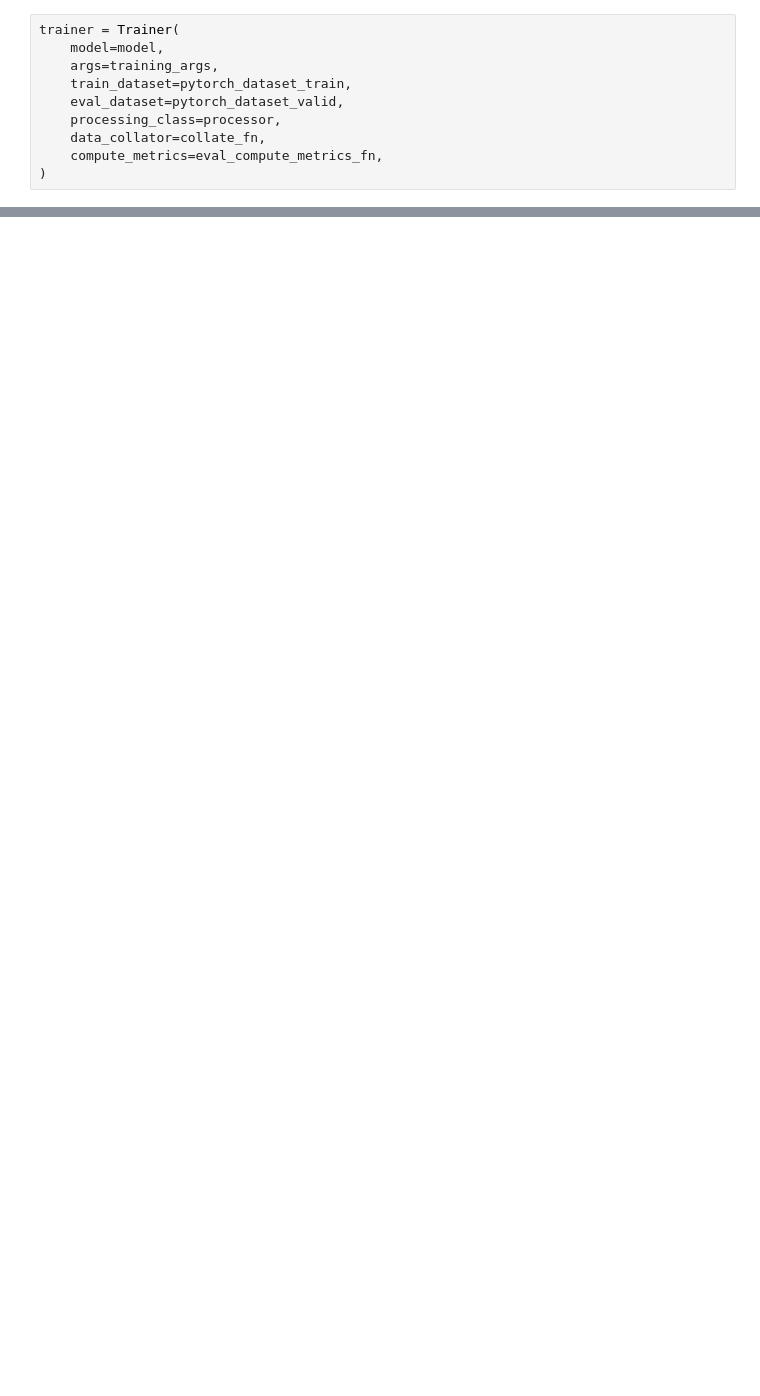
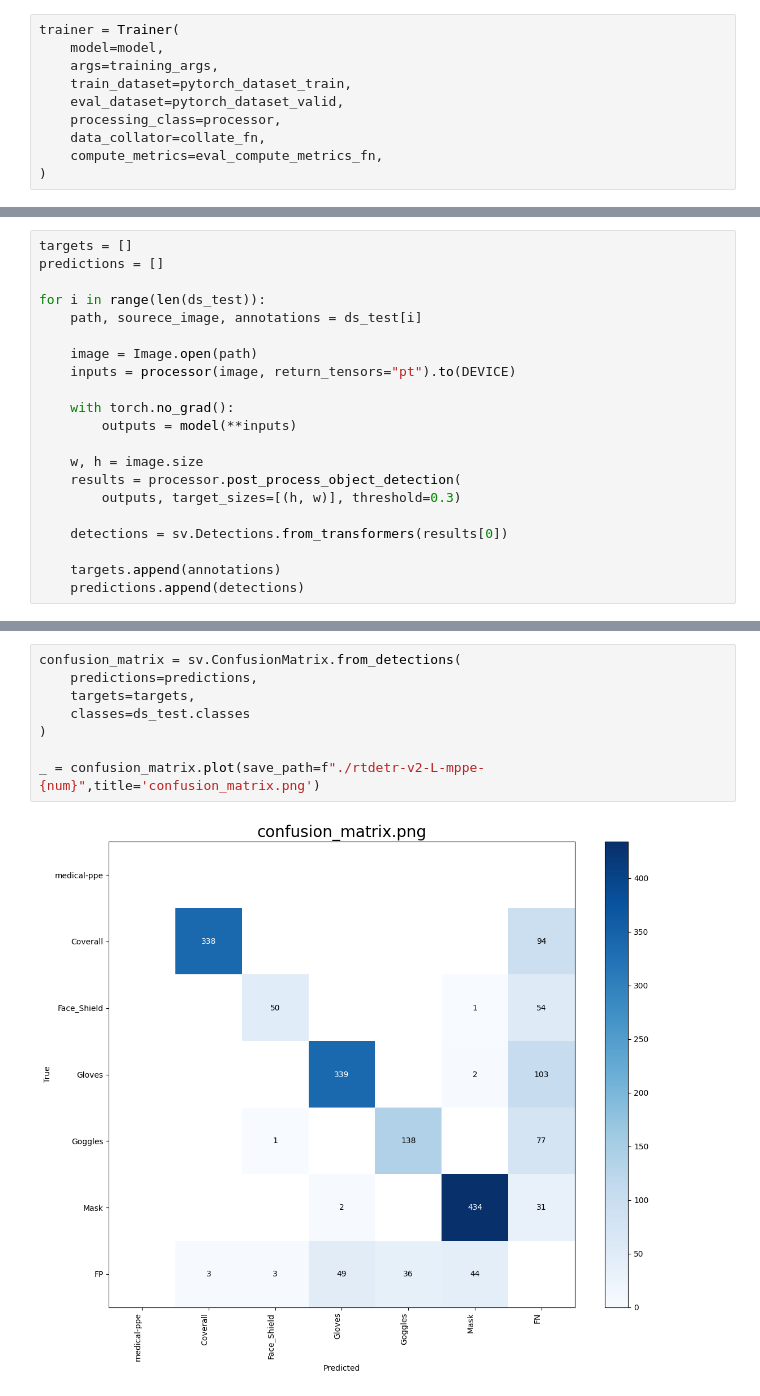
Before and after one commit to AlexeyLunyakov/SAFE-MACS, a Jupyter notebook: model/rt-detr-v2/rtdetr_v2_train.ipynb, the cells around one changed output, grey strips where cells are left out. Drawn from its saved outputs; the diff is of its cells as text; blank space fills up the shorter version.

Commit message:
rt-detrv2 full train and results table update

```diff
--- a/model/rt-detr-v2/rtdetr_v2_train.ipynb
+++ b/model/rt-detr-v2/rtdetr_v2_train.ipynb
@@ -322,0 +344,21 @@ trainer.train()
+# %%
+targets = []
+predictions = []
+
+for i in range(len(ds_test)):
+    path, sourece_image, annotations = ds_test[i]
+
+    image = Image.open(path)
+    inputs = processor(image, return_tensors="pt").to(DEVICE)
+
+    with torch.no_grad():
+        outputs = model(**inputs)
+
+    w, h = image.size
+    results = processor.post_process_object_detection(
+        outputs, target_sizes=[(h, w)], threshold=0.3)
+
+    detections = sv.Detections.from_transformers(results[0])
+
+    targets.append(annotations)
+    predictions.append(detections)
@@ -322,0 +406,10 @@ trainer.train()
+# %%
+confusion_matrix = sv.ConfusionMatrix.from_detections(
+    predictions=predictions,
+    targets=targets,
+    classes=ds_test.classes
+)
+
+_ = confusion_matrix.plot(save_path=f"./rtdetr-v2-L-mppe-{num}",title='confusion_matrix.png')
+# %% [output]
+[figure, added]
```
Also changed, not shown: parts of 10 cells of this notebook, 1 other file.
